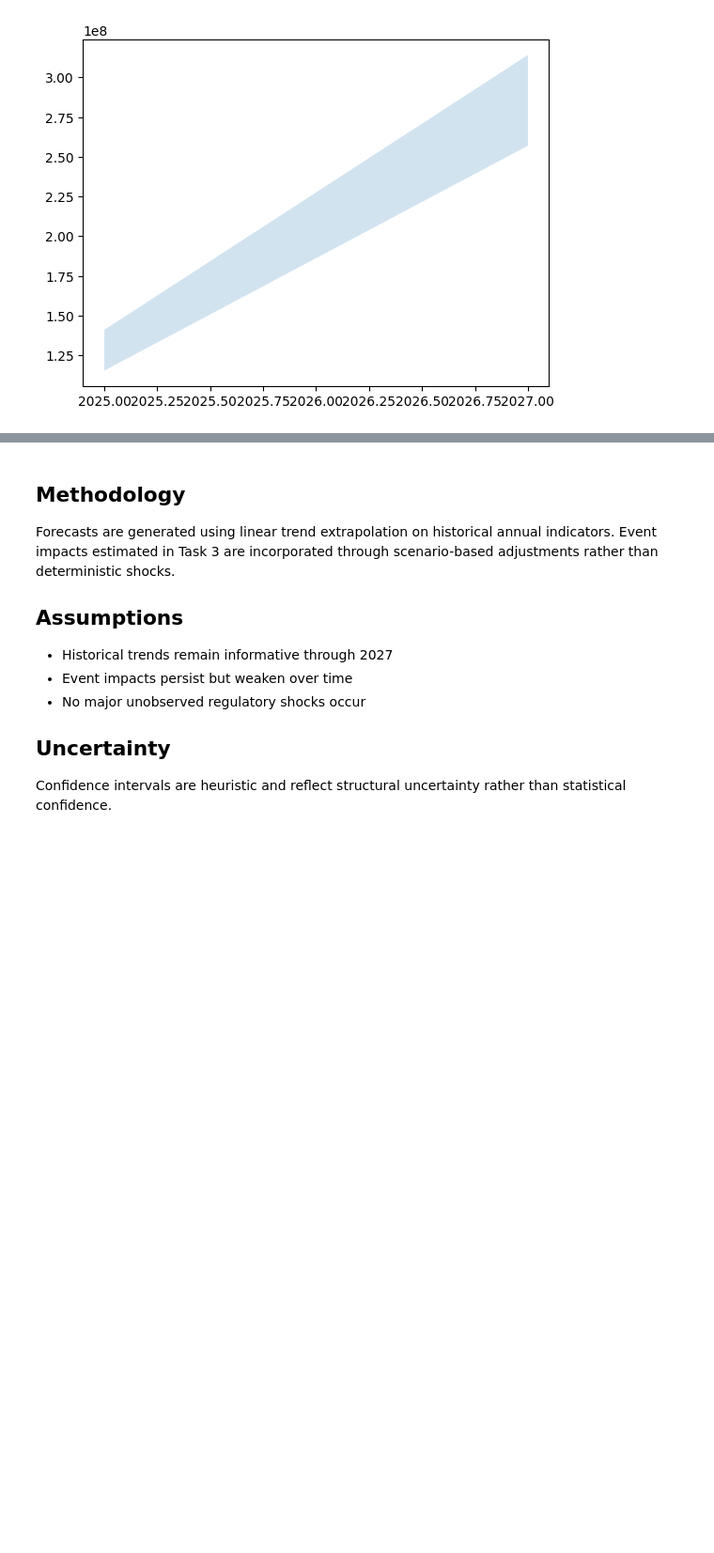
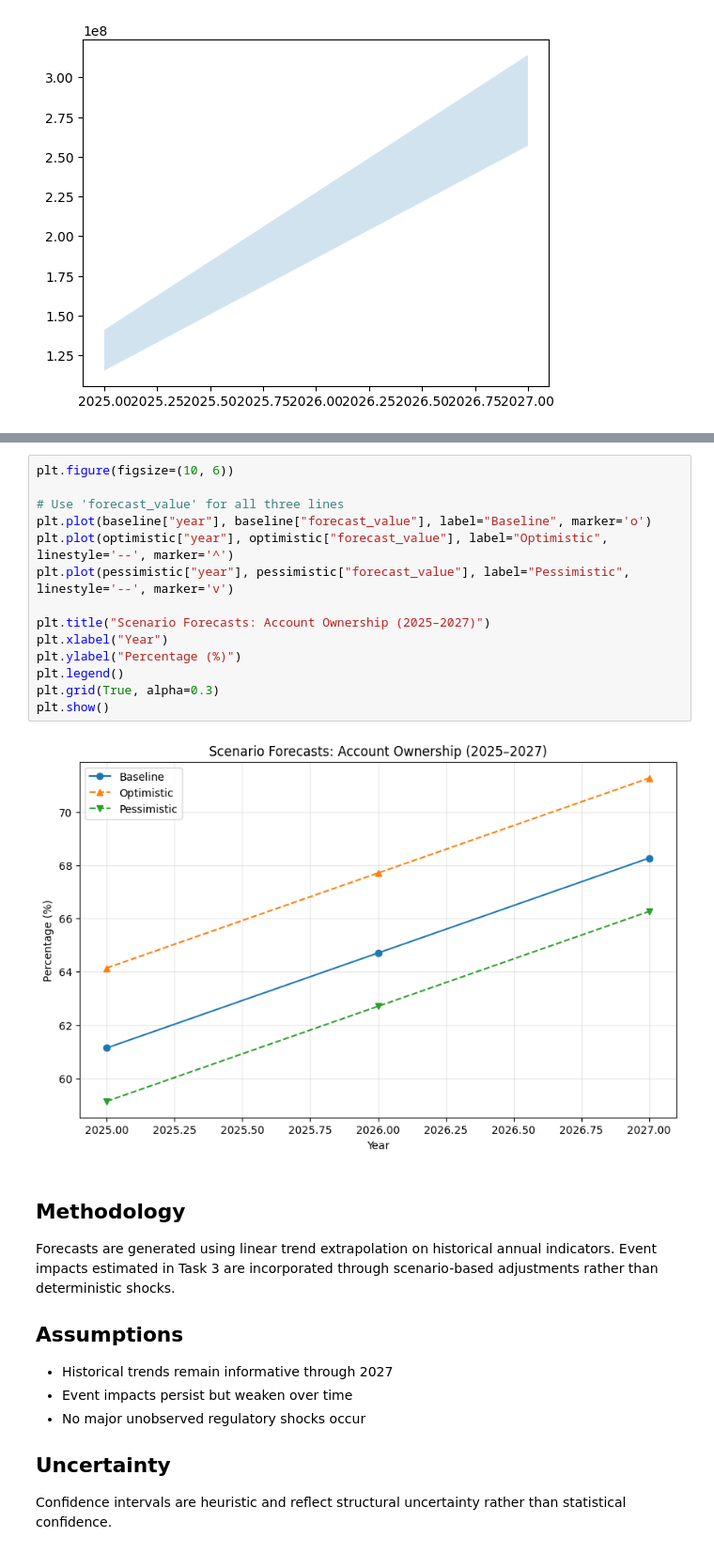
Before and after one commit to BitaniaG/Forecasting-Financial-Inclusion, a Jupyter notebook: notebooks/task_4_forecasting.ipynb, the cells around one changed output, grey strips where cells are left out. Shown at 94% size. Saved outputs shown, nothing was run; the diff lists cells and outputs as text; blank space fills up the shorter version.

```diff
--- a/notebooks/task_4_forecasting.ipynb
+++ b/notebooks/task_4_forecasting.ipynb
@@ -151,3 +216,19 @@ plt.fill_between(
+# %%
+plt.figure(figsize=(10, 6))
+
+# Use 'forecast_value' for all three lines
+plt.plot(baseline["year"], baseline["forecast_value"], label="Baseline", marker='o')
+plt.plot(optimistic["year"], optimistic["forecast_value"], label="Optimistic", linestyle='--', marker='^')
+plt.plot(pessimistic["year"], pessimistic["forecast_value"], label="Pessimistic", linestyle='--', marker='v')
+
+plt.title("Scenario Forecasts: Account Ownership (2025–2027)")
+plt.xlabel("Year")
+plt.ylabel("Percentage (%)")
+plt.legend()
+plt.grid(True, alpha=0.3)
+plt.show()
+# %% [output]
+[figure, added]
 # %% [markdown]
 ## Methodology
 
```
Also changed, not shown: parts of 4 cells of this notebook, 4 other files.
